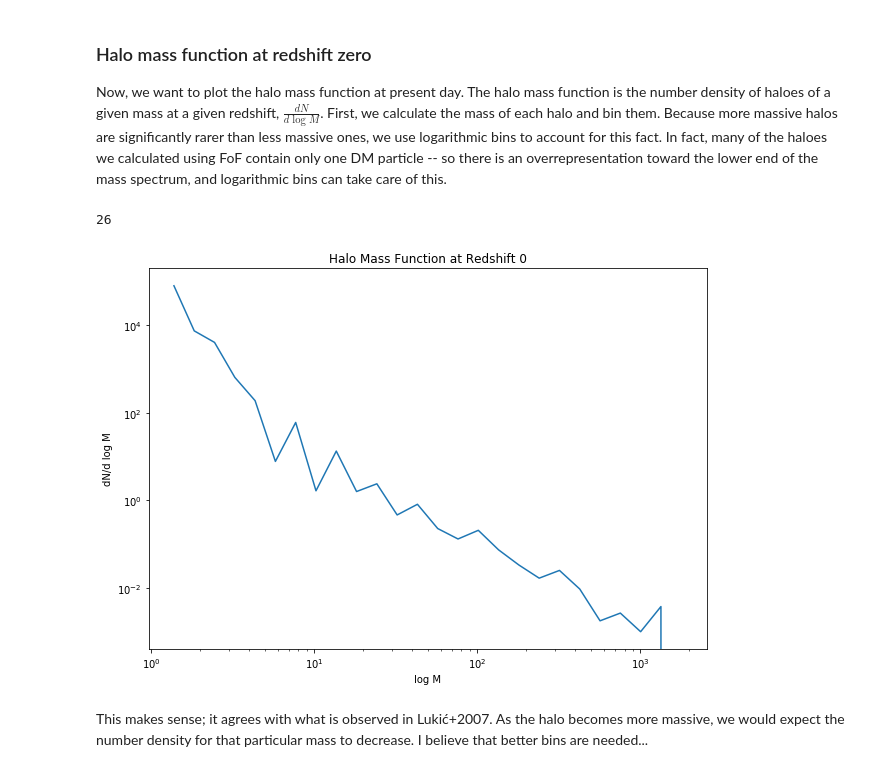
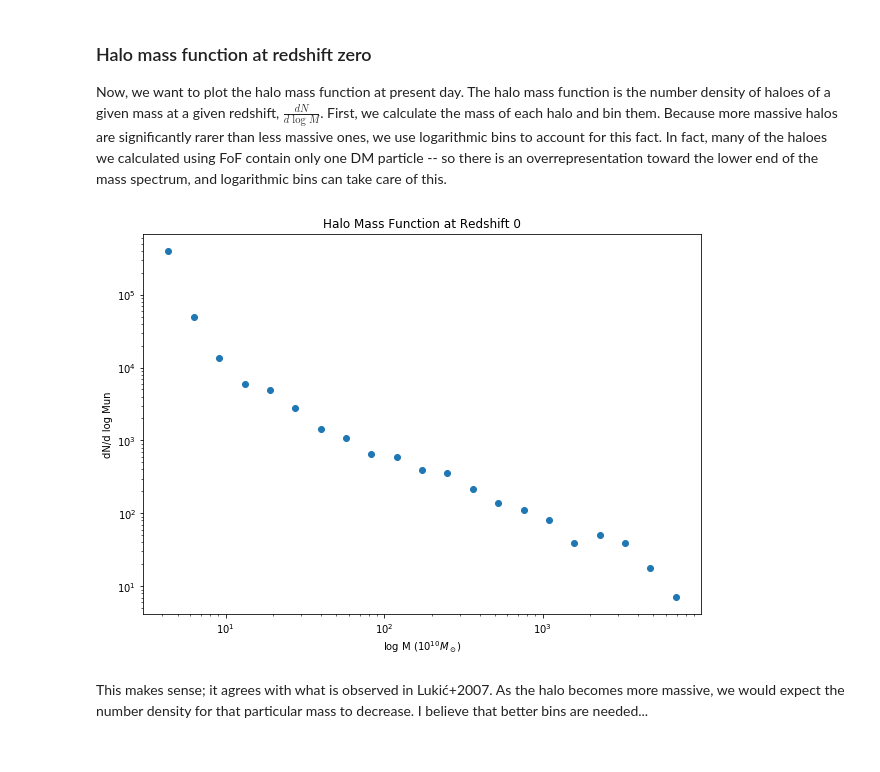
Before and after one commit to EthanMarx/astro_numerical_project, a Jupyter notebook: analysis.ipynb, the cells around one changed output. Saved outputs shown, nothing was run; the diff lists cells and outputs as text; code cells hidden in the pictures.

Commit message:
updated HMF plot but idk if it is right

```diff
--- a/analysis.ipynb
+++ b/analysis.ipynb
@@ -254,25 +254,19 @@ Based on Wechsler+2002, virial concentration parameters at $a = 1$ (the present
 Now, we want to plot the halo mass function at present day. The halo mass function is the number density of haloes of a given mass at a given redshift, $\frac{dN}{d\log{M}}$. First, we calculate the mass of each halo and bin them. Because more massive halos are significantly rarer than less massive ones, we use logarithmic bins to account for this fact. In fact, many of the haloes we calculated using FoF contain only one DM particle -- so there is an overrepresentation toward the lower end of the mass spectrum, and logarithmic bins can take care of this.
 # %%
 mass_of_halos = np.fromiter(sizes.values(), dtype=float)*mass[0]
-mass_bins = np.logspace(np.log10(min(mass_of_halos)), np.log10(max(mass_of_halos)), num=28)
+mass_bins = np.logspace(np.log10(min(mass_of_halos)), np.log10(max(mass_of_halos)), num=22)
 mass_cts, _ = np.histogram(mass_of_halos, bins=mass_bins)
 mass_pts = np.array([(mass_bins[i] + mass_bins[i+1])/2 for i in range(len(mass_bins)-1)])
 
-diff_cts = np.abs(np.diff(mass_cts))
-diff_bins = np.abs(np.diff(mass_pts))
-
-print(len(diff_bins))
-
 plt.figure(figsize=(10, 7))
-plt.plot(diff_bins, diff_cts/diff_bins)
+plt.scatter(mass_pts, mass_cts*mass[0])
 plt.xscale('log')
 plt.yscale('log')
 plt.title("Halo Mass Function at Redshift 0")
-plt.xlabel("log M");
-plt.ylabel("dN/d log M");
+plt.xlabel("log M ($10^{10} M_\odot$)");
+plt.ylabel("dN/d log Mun");
 # %% [output]
-26
-[figure, old version]
+[figure, new version]
 # %% [markdown]
 This makes sense; it agrees with what is observed in Lukić+2007. As the halo becomes more massive, we would expect the number density for that particular mass to decrease. I believe that better bins are needed...
 # %% [markdown]
```
